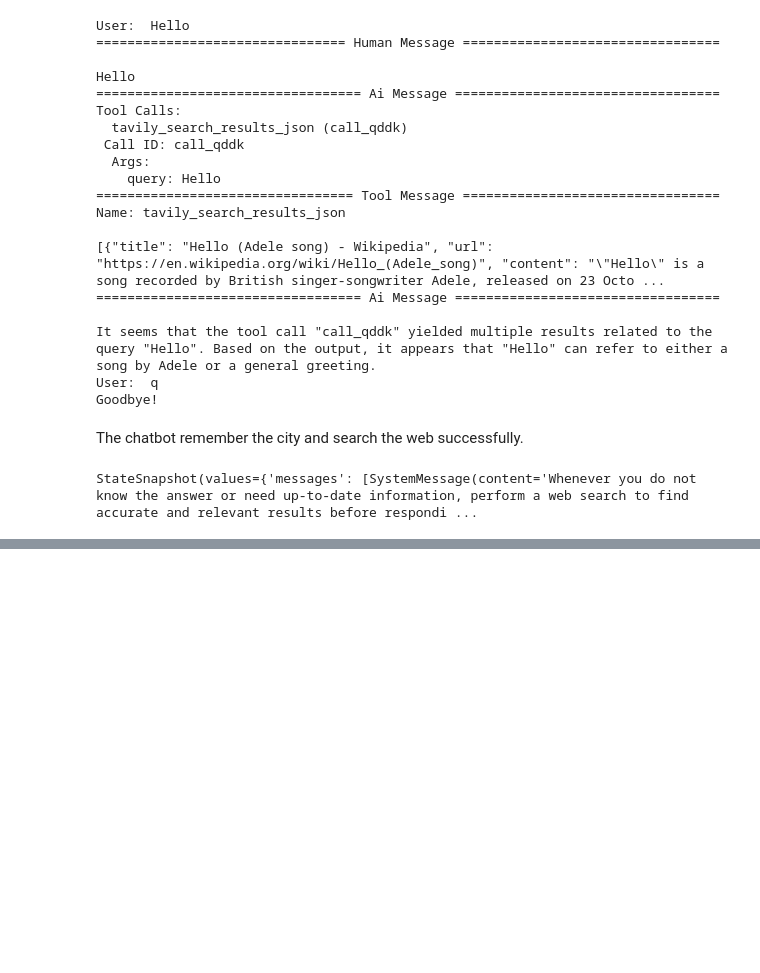
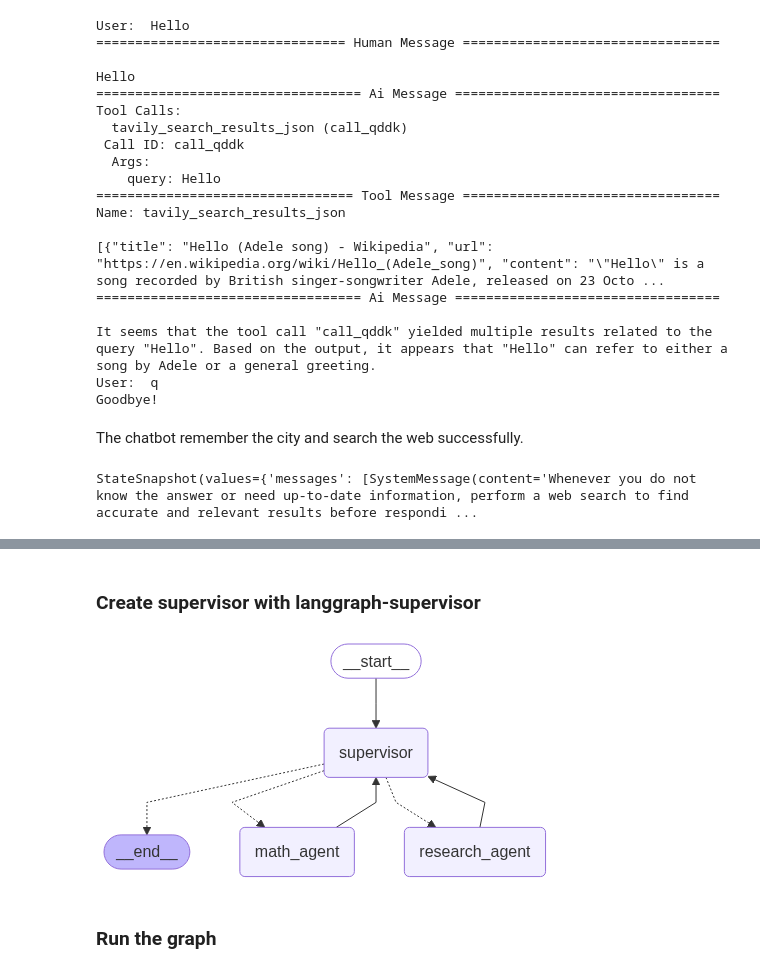
Before and after one commit to chinhang0104/LangChain, a Jupyter notebook: LangGraph.ipynb, the cells around one changed output, grey strips where cells are left out. Drawn from its saved outputs; the diff is of its cells as text; code cells hidden in the pictures; blank space fills up the shorter version.

```diff
--- a/LangGraph.ipynb
+++ b/LangGraph.ipynb
@@ -203,0 +686,3 @@ StateSnapshot(values={'messages': [SystemMessage(content='Whenever you do not kn
+# %%
+from langchain_community.tools.tavily_search import TavilySearchResults
+web_search = TavilySearchResults(max_results=3)
@@ -203,0 +854,2 @@ StateSnapshot(values={'messages': [SystemMessage(content='Whenever you do not kn
+# %% [markdown]
+### Create supervisor with langgraph-supervisor
@@ -203,0 +902,44 @@ StateSnapshot(values={'messages': [SystemMessage(content='Whenever you do not kn
+# %%
+supervisor_agent = create_react_agent(
+    model=llm,
+    tools=[assign_to_research_agent, assign_to_math_agent],
+    prompt=(
+        "You are a supervisor managing two agents:\n"
+        "- a research agent. Assign research-related tasks to this agent\n"
+        "- a math agent. Assign math-related tasks to this agent\n"
+        "Assign work to one agent at a time, do not call agents in parallel.\n"
+        "- Use only tool 'transfer_to_research_agent' or 'transfer_to_math_agent' if necessary. Do NOT use other tool.\n"
+        "Do not do any work yourself."
+    ),
+    name="supervisor",
+)
+# %%
+from langgraph.graph import END
+from langgraph.checkpoint.memory import InMemorySaver
+from langgraph.store.memory import InMemoryStore
+
+# Add memory, use persistent store in real application
+checkpointer = InMemorySaver()
+store = InMemoryStore()
+
+# Define the multi-agent supervisor graph
+supervisor = (
+    StateGraph(MessagesState)
+    # NOTE: `destinations` is only needed for visualization and doesn't affect runtime behavior
+    .add_node(supervisor_agent, destinations=("research_agent", "math_agent", END))
+    .add_node(research_agent)
+    .add_node(math_agent)
+    .add_edge(START, "supervisor")
+    # always return back to the supervisor
+    .add_edge("research_agent", "supervisor")
+    .add_edge("math_agent", "supervisor")
+    .compile()
+)
+# %%
+from IPython.display import display, Image
+
+display(Image(supervisor.get_graph().draw_mermaid_png()))
+# %% [output]
+[figure, added]
+# %% [markdown]
+### Run the graph
```
Also changed, not shown: parts of 122 cells of this notebook.
